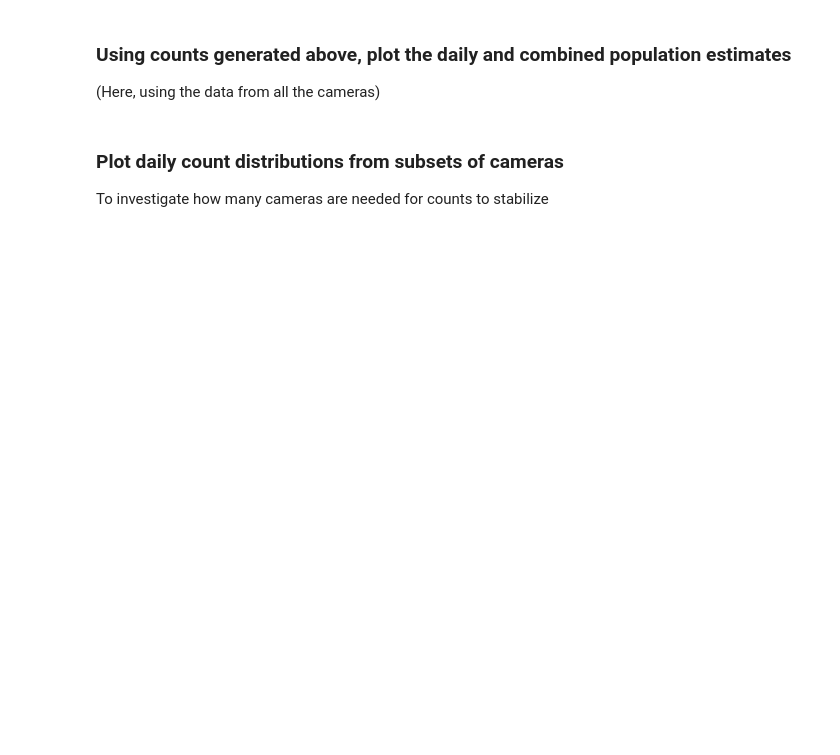
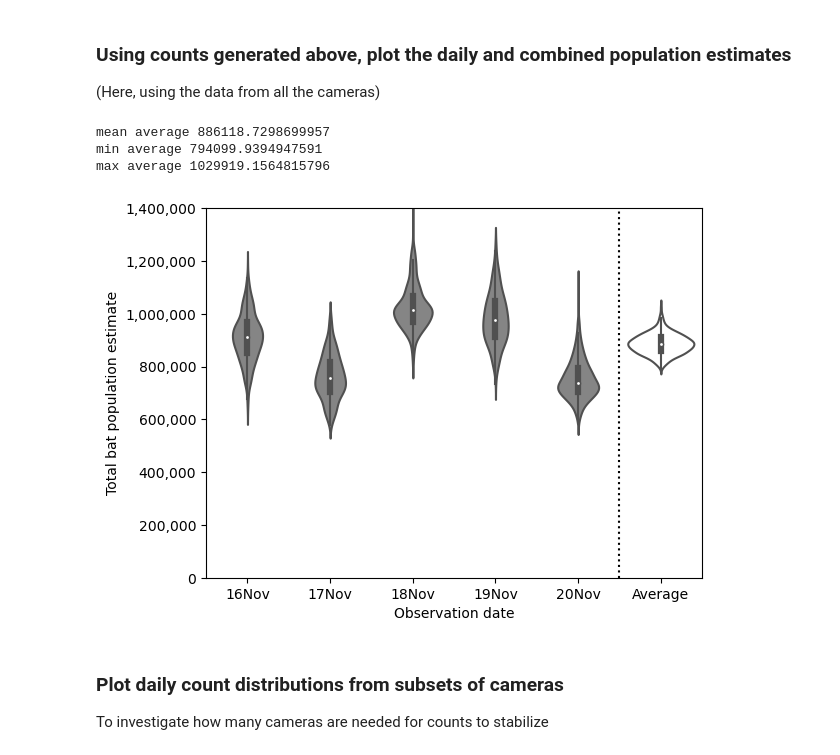
Before and after one commit to benkoger/kasanka, a Jupyter notebook: population-estimation.ipynb, the cells around one changed output. Drawn from its saved outputs; the diff is of its cells as text; code cells hidden in the pictures; blank space fills up the shorter version.

```diff
--- a/population-estimation.ipynb
+++ b/population-estimation.ipynb
@@ -29,13 +29,19 @@ os.makedirs(save_plot_folder, exist_ok=True)
 ### Load observation information
 # %%
 # Change to correct local path
-root_folder = ".../kasanka-bats/processed/deep-learning"
-observations_root = os.path.join(root_folder, "observations")
+# Dataverse folder has contents from
+# https://edmond.mpdl.mpg.de/dataset.xhtml?persistentId=doi:10.17617/3.1YIESH
+observations_root = ".../Documents/bat-data/dataverse_files"
+
+# Get dates of all observations in folder
+all_files = sorted(glob.glob(os.path.join(observations_root, "*.npy")))
+all_dates = [os.path.basename(f).split("-")[0] for f in all_files]
+dates = sorted(list(set(all_dates)))
+
 all_observations = {}
-day_folders = sorted(glob.glob(os.path.join(observations_root, '*')))
-for day_folder in day_folders:
-    obs_files = sorted(glob.glob(os.path.join(day_folder, '*.npy')))
-    date = os.path.basename(day_folder)
+
+for date in dates:
+    obs_files = sorted(glob.glob(os.path.join(observations_root, f'{date}*.npy')))
     all_observations[date] = {}
     for obs_file in obs_files:
         camera = os.path.splitext(obs_file)[0].split('-')[-1]
@@ -134,7 +137,0 @@ wing_correction_kdes, darkness_bins = wing_correction_info
-# %%
-camera_utms = {}
-camera_names = ["Chyniangale", "BBC", "MusoleParking", "MusoleTower"]
-
-for camera_name in camera_names:
-    camera_utms[camera_name] = all_camera_utms[camera_name]
-camera_utms
@@ -146,6 +137,0 @@ camera_utms
-# %%
-camera_fractions = bf.get_camera_fractions(camera_utms,
-                                           center_utm['middle'],
-                                           jitter=True)
-
-print(camera_fractions)
@@ -157,7 +139,7 @@ print(camera_fractions)
 ### Generate and save population estimates for specified days from specified numbers of cameras and sampling regimes
 # %%
 # How many population estimates to get from each camera
-replicates = 1000
+replicates = 500
 
 # If True, then pull a random coordinate from withing the defined forest
 vary_center = True
@@ -191,7 +173,7 @@ for num_cameras in [-1, 1, 2, 3, 4, 5, 6, 7, 8, 9]:
         for _ in range(replicates):
             if vary_center:
                 center = bf.get_random_utm_in_mask(forest_mask,
-                                                   forest_map_dataset),
+                                                   forest_map_dataset)
             else:
                 # Whatever chosen fixed center location is
                 center = center_utm['middle']
@@ -199,7 +181,7 @@ for num_cameras in [-1, 1, 2, 3, 4, 5, 6, 7, 8, 9]:
             trial_dict = {'date': date,
                           'observations': pick_observations(
                               all_observations[date], num_cameras),
-                          'center': center
+                          'center': center,
                           'dark_parameters': parameters[0],
                           'jitter': jitter,
                           'correct_wing': correct_wing,
@@ -269,7 +278,7 @@ for num_cameras in [-1, 1, 2, 3, 4, 5, 6, 7, 8, 9]:
 ### Using counts generated above, plot the daily and combined population estimates
 (Here, using the data from all the cameras)
 # %%
-save_fig = True
+save_fig = False
 
 num_cameras = 'all'
 day_total_file = f"num_cameras-{num_cameras}-jitter-{jitter}-vary_center-{vary_center}-correct_wing-{correct_wing}-replicates-{replicates}.npy"
@@ -287,7 +296,7 @@ for day, totals in day_totals.items():
 
 # Get distribution of possible total population across days
 # Average one count from each day
-replicates_mean = 1000
+replicates_mean = replicates
 combined_estimates = []
 for _ in range(replicates_mean):
     day_estimates = []
@@ -297,34 +306,39 @@ for _ in range(replicates_mean):
     combined_estimates.append(np.mean(day_estimates))
 print(f"mean average {np.mean(combined_estimates)}")
 print(f"min average {np.min(combined_estimates)}")
 print(f"max average {np.max(combined_estimates)}")
-all_dates.extend(['Average' for _ in totals])
+all_dates.extend(['Average' for _ in combined_estimates])
 all_totals.extend(combined_estimates)
 
 # Make the actual plot
 plt.figure()
 
 # Colors for plotting
 day_color = "#858585"
 total_color = "#FFFFFF"
 
 colors = [day_color for _ in range(5)]
 colors.append(total_color)
 # Set your custom color palette
 sns.set_palette(sns.color_palette(colors))
 
 sns.violinplot(x=all_dates, y=all_totals)
 plt.ylabel('Total bat population estimate')
 plt.xlabel('Observation date')
 plt.axvline(4.5, c='k', linestyle=':')
 plt.ylim(0, 1400000)
 plt.ticklabel_format(style='plain', axis='y')
 plt.gca().get_yaxis().set_major_formatter(
     mpl.ticker.FuncFormatter(lambda x, p: format(int(x), ',')))
 #     plt.title(f"num cameras: {num_cameras}, replicates {replicates}")
 title = f"total count distribution violin {date} jitter {jitter} correct_wing {correct_wing} vary_center {vary_center} replicates {replicates}"
 if save_fig:
     bf.save_fig(save_plot_folder, title)
+# %% [output]
+mean average 886118.7298699957
+min average 794099.9394947591
+max average 1029919.1564815796
+[figure, added]
 # %% [markdown]
 ### Plot daily count distributions from subsets of cameras
 To investigate how many cameras are needed for counts to stabilize
```
Also changed, not shown: parts of 7 cells of this notebook.
